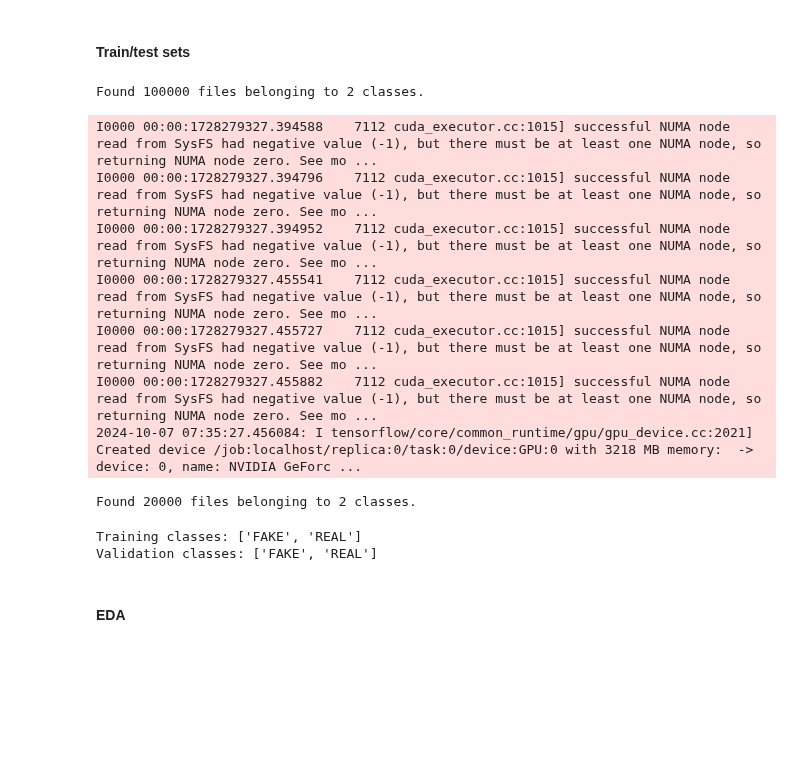
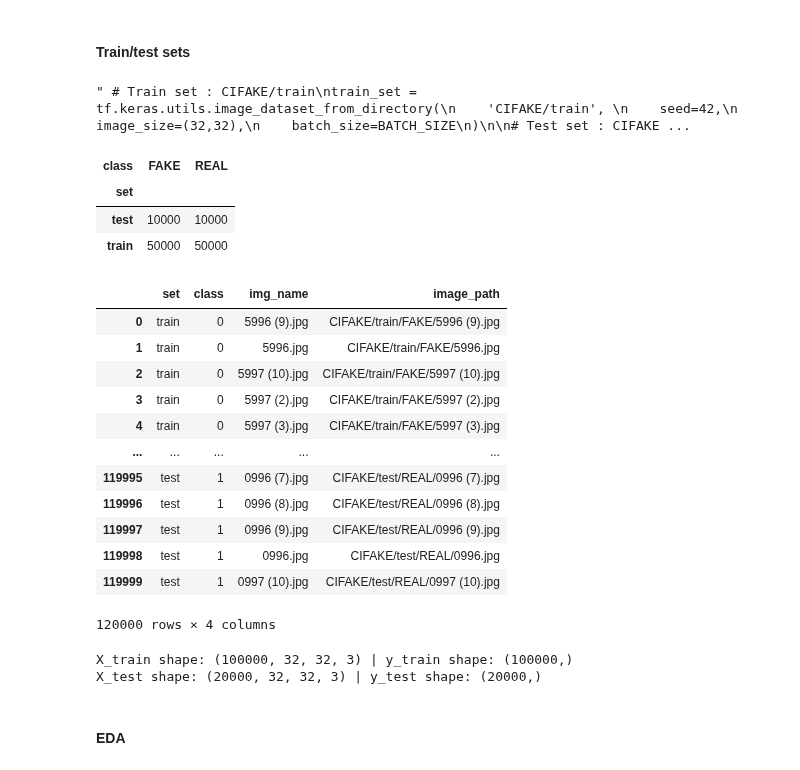
Before and after one commit to Lindayh/hve_projects, a Jupyter notebook: main.ipynb, the cells around one changed output. Drawn from its saved outputs; the diff is of its cells as text; code cells hidden in the pictures; blank space fills up the shorter version.

Commit message:
reqs, cross validation, csv

```diff
--- a/main.ipynb
+++ b/main.ipynb
@@ -49,9 +50,7 @@ BATCH_SIZE=32
 # %% [markdown]
 #### Train/test sets
 # %%
-# Train set : CIFAKE/train
-# Class FAKE : CIFAKE/train/FAKE
-# Class REAL : CIFAKE/train/REAL
+""" # Train set : CIFAKE/train
 train_set = tf.keras.utils.image_dataset_from_directory(
     'CIFAKE/train',
     seed=42,
@@ -60,30 +59,11 @@ train_set = tf.keras.utils.image_dataset_from_directory(
 )
 
 # Test set : CIFAKE > test
-# Class FAKE : CIFAKE/test/FAKE
-# Class REAL : CIFAKE/test/REAL
 validation_set = tf.keras.utils.image_dataset_from_directory(
     'CIFAKE/test',
     seed=42,
     image_size=(32,32),
     batch_size=BATCH_SIZE
-)
+) """
 # %% [output]
-Found 100000 files belonging to 2 classes.
+" # Train set : CIFAKE/train\ntrain_set = tf.keras.utils.image_dataset_from_directory(\n    'CIFAKE/train', \n    seed=42,\n    image_size=(32,32),\n    batch_size=BATCH_SIZE\n)\n\n# Test set : CIFAKE ...
-I0000 00:00:1728279327.394588    7112 cuda_executor.cc:1015] successful NUMA node read from SysFS had negative value (-1), but there must be at least one NUMA node, so returning NUMA node zero. See mo ...
-I0000 00:00:1728279327.394796    7112 cuda_executor.cc:1015] successful NUMA node read from SysFS had negative value (-1), but there must be at least one NUMA node, so returning NUMA node zero. See mo ...
-I0000 00:00:1728279327.394952    7112 cuda_executor.cc:1015] successful NUMA node read from SysFS had negative value (-1), but there must be at least one NUMA node, so returning NUMA node zero. See mo ...
-I0000 00:00:1728279327.455541    7112 cuda_executor.cc:1015] successful NUMA node read from SysFS had negative value (-1), but there must be at least one NUMA node, so returning NUMA node zero. See mo ...
-I0000 00:00:1728279327.455727    7112 cuda_executor.cc:1015] successful NUMA node read from SysFS had negative value (-1), but there must be at least one NUMA node, so returning NUMA node zero. See mo ...
-I0000 00:00:1728279327.455882    7112 cuda_executor.cc:1015] successful NUMA node read from SysFS had negative value (-1), but there must be at least one NUMA node, so returning NUMA node zero. See mo ...
-2024-10-07 07:35:27.456084: I tensorflow/core/common_runtime/gpu/gpu_device.cc:2021] Created device /job:localhost/replica:0/task:0/device:GPU:0 with 3218 MB memory:  -> device: 0, name: NVIDIA GeForc ...
-Found 20000 files belonging to 2 classes.
-# %%
-class_names = train_set.class_names
-print(f'Training classes: {class_names}')
-
-class_names = validation_set.class_names
-print(f'Validation classes: {class_names}')
-# %% [output]
-Training classes: ['FAKE', 'REAL']
-Validation classes: ['FAKE', 'REAL']
@@ -89,0 +90,26 @@ Validation classes: ['FAKE', 'REAL']
+# %%
+df = pd.read_csv('CIFAKE_imgpath.csv')
+df = df[['set', 'class', 'img_name', 'image_path']]
+pd.crosstab(df['set'], df['class'])
+# %% [output]
+| class | FAKE | REAL |
+| set |  |  |
+| test | 10000 | 10000 |
+| train | 50000 | 50000 |
+# %%
+df['class'] = df['class'].map({'FAKE':0, 'REAL':1})
+df
+# %% [output]
+|  | set | class | img_name | image_path |
+| 0 | train | 0 | 5996 (9).jpg | CIFAKE/train/FAKE/5996 (9).jpg |
+| 1 | train | 0 | 5996.jpg | CIFAKE/train/FAKE/5996.jpg |
+| 2 | train | 0 | 5997 (10).jpg | CIFAKE/train/FAKE/5997 (10).jpg |
+| 3 | train | 0 | 5997 (2).jpg | CIFAKE/train/FAKE/5997 (2).jpg |
+| 4 | train | 0 | 5997 (3).jpg | CIFAKE/train/FAKE/5997 (3).jpg |
+| ... | ... | ... | ... | ... |
+| 119995 | test | 1 | 0996 (7).jpg | CIFAKE/test/REAL/0996 (7).jpg |
+| 119996 | test | 1 | 0996 (8).jpg | CIFAKE/test/REAL/0996 (8).jpg |
+| 119997 | test | 1 | 0996 (9).jpg | CIFAKE/test/REAL/0996 (9).jpg |
+| 119998 | test | 1 | 0996.jpg | CIFAKE/test/REAL/0996.jpg |
+| 119999 | test | 1 | 0997 (10).jpg | CIFAKE/test/REAL/0997 (10).jpg |
+120000 rows × 4 columns
@@ -90,3 +152,9 @@ Validation classes: ['FAKE', 'REAL']
+# %%
+print(f'X_train shape: {X_train.shape} | y_train shape: {y_train.shape}')
+print(f'X_test shape: {X_test.shape} | y_test shape: {y_test.shape}')
+# %% [output]
+X_train shape: (100000, 32, 32, 3) | y_train shape: (100000,)
+X_test shape: (20000, 32, 32, 3) | y_test shape: (20000,)
 # %% [markdown]
 #### EDA
 # %%
```
Also changed, not shown: parts of 19 cells of this notebook, 3 other files.
